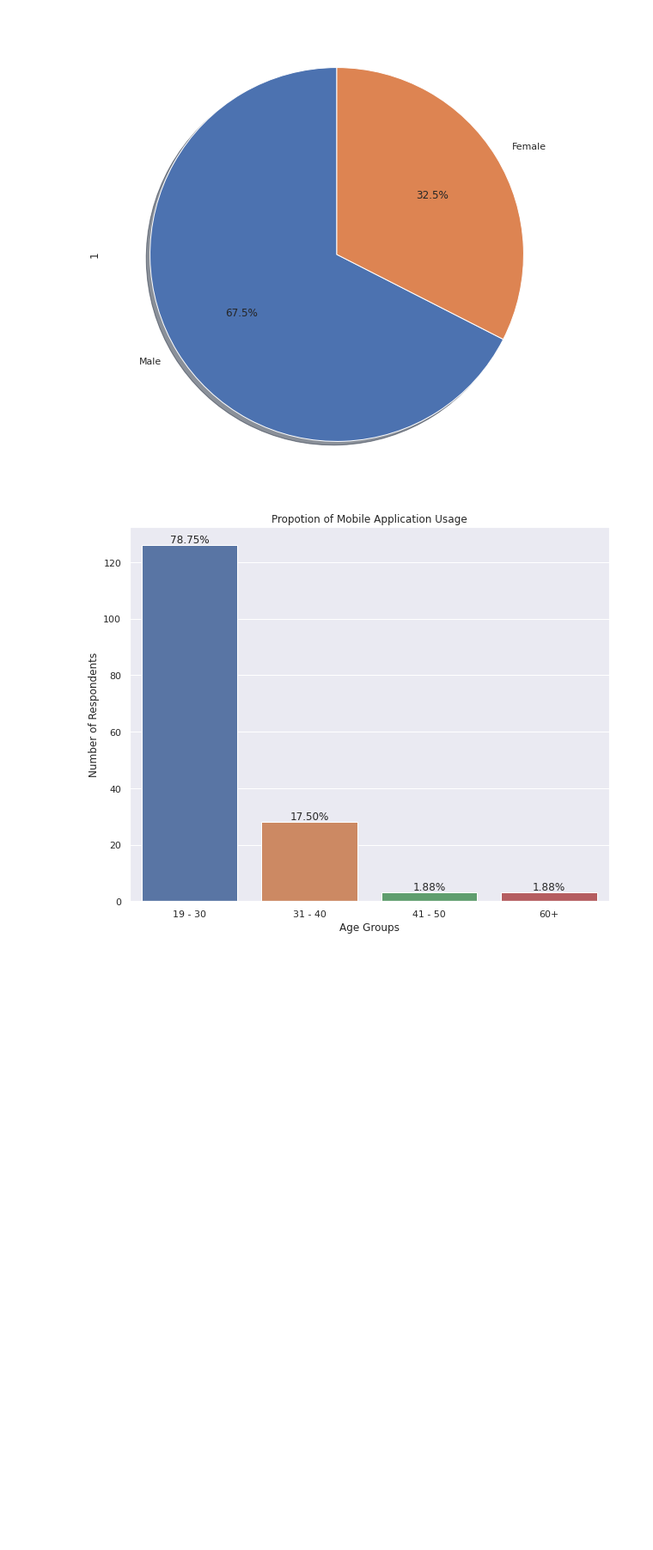
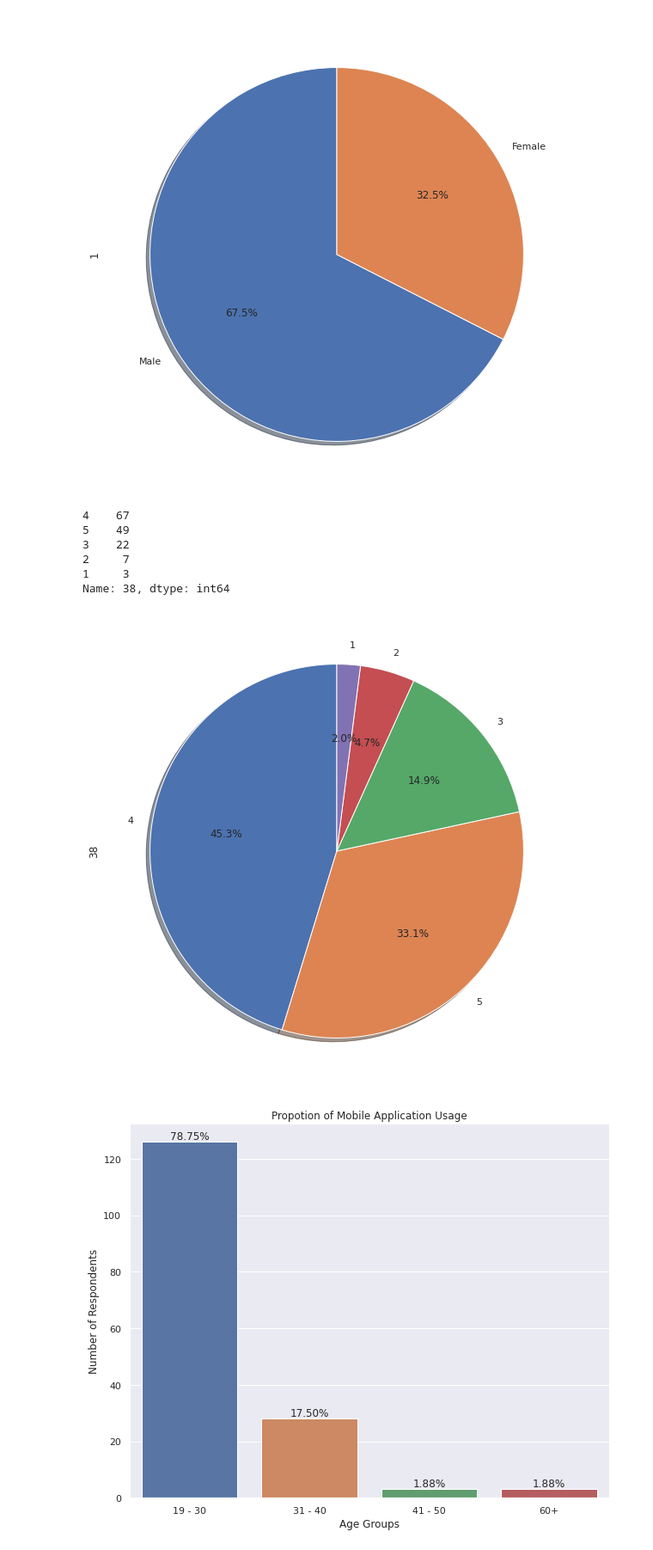
Before and after one commit to CodeProcessor/CS5651-Statistical-Inference-Project, a Jupyter notebook: src/visualization.ipynb, the cells around one changed output. Shown: that part at 86% size. Drawn from its saved outputs; the diff is of its cells as text; code cells hidden in the pictures; blank space fills up the shorter version.

```diff
--- a/src/visualization.ipynb
+++ b/src/visualization.ipynb
@@ -430,6 +507,16 @@ Male      108
 Female     52
 Name: 1, dtype: int64
 [figure]
+# %%
+pie_chart(38)
+# %% [output]
+4    67
+5    49
+3    22
+2     7
+1     3
+Name: 38, dtype: int64
+[figure, added]
 # %%
 bar_chart_v2(2,y_label="Age Groups")
 # %% [output]
```
Also changed, not shown: parts of 15 cells of this notebook, 1 other file.
